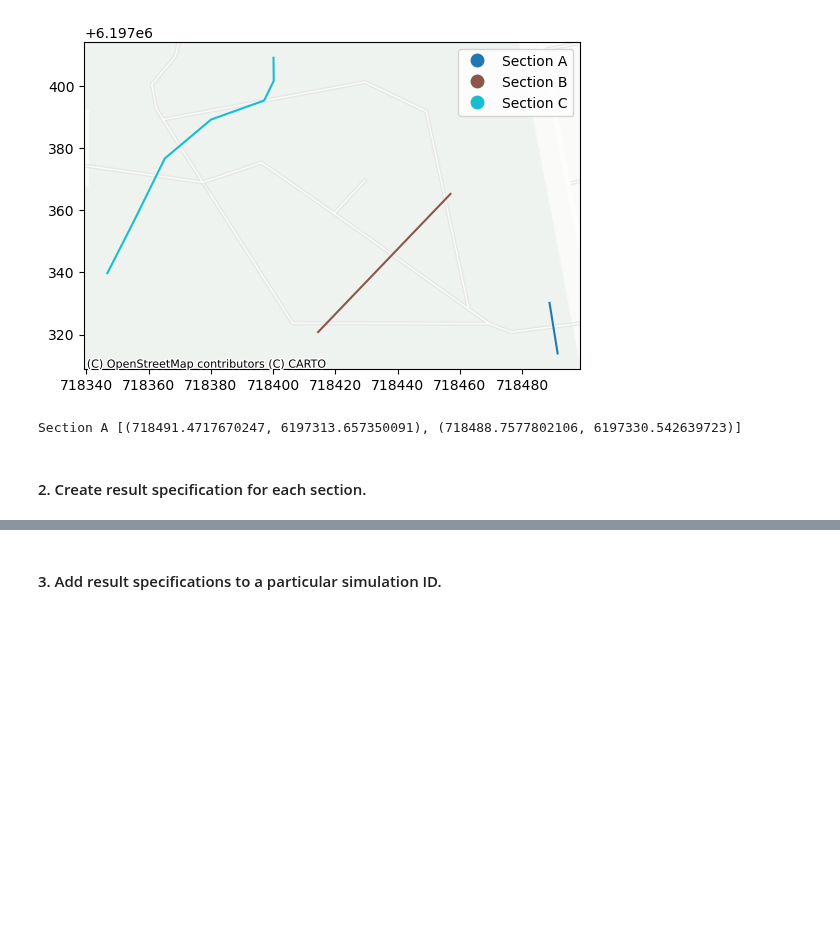
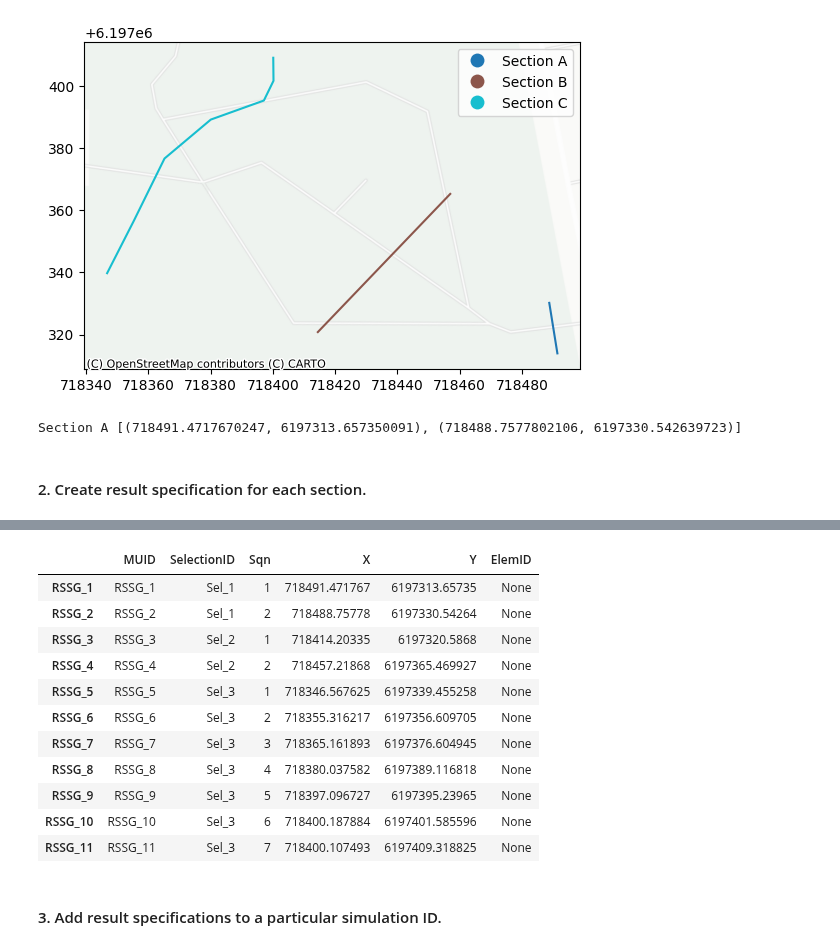
Before and after one commit to DHI/mikepluspy, a Jupyter notebook: notebooks/add_many_section_discharge_result_specifications.ipynb, the cells around one changed output, grey strips where cells are left out. Saved outputs shown, nothing was run; the diff lists cells and outputs as text; code cells hidden in the pictures; blank space fills up the shorter version.

```diff
--- a/notebooks/add_many_section_discharge_result_specifications.ipynb
+++ b/notebooks/add_many_section_discharge_result_specifications.ipynb
@@ -64,12 +57,11 @@ Active simulation: None
 # %%
 # Create one result specification per cross section with the appropriate types
+
 for name in sections_xy:
-    dta.insert(
-        "msm_RS",
-        muid=name,
-        values={
-            "ModelTypeNo": Nullable[int](3),  # 3 = 2D Overland
-            "ContentTypeNo": Nullable[int](21),  # 21 = Section discharge
-            "FormatNo": Nullable[int](2),  # 2 = Dfs0
-        },
-    )
+    db.tables.msm_RS.insert({
+        db.tables.msm_RS.columns.MUID: name,        # Numbers derived from MIKE+ GUI (by trial and error)
+        db.tables.msm_RS.columns.ModelTypeNo: 3,    # 3 = 2D Overland
+        db.tables.msm_RS.columns.ContentTypeNo: 21, # 21 = Section discharge
+        db.tables.msm_RS.columns.FormatNo: 2        # 2 = Dfs0
+
+    })
@@ -76,16 +87,35 @@ for name in sections_xy:
 # %%
 # Insert the secion coordinates into the database. Note that coordinates must be in the same projection as the model.
-table = dta.datatables["msm_RSSGeom"]
 for name, xy in sections_xy.items():
-    selection_id = dta.get_muid_where("msm_RSS", f"resultspecid=='{name}'")[0]
+
+    selection_id = (db.tables.msm_RSS
+        .select(["MUID"])
+        .where(f"{db.tables.msm_RSS.columns.ResultSpecID} == '{name}'")
+        .execute().popitem()[0]
+    )
+
     for i, (x, y) in enumerate(xy):
-        muid = table.CreateUniqueMuid()
-        row = table.CreateRowData(muid)
-        table.Insert(row)
-        dta.set_values(
-            "msm_RSSGeom",
-            muid,
-            {"x": x, "y": y, "sqn": Nullable[int](i + 1), "selectionid": selection_id},
-        )
+        db.tables.msm_RSSGeom.insert({
+            db.tables.msm_RSSGeom.columns.X: x,
+            db.tables.msm_RSSGeom.columns.Y: y,
+            db.tables.msm_RSSGeom.columns.Sqn: i + 1,
+            db.tables.msm_RSSGeom.columns.SelectionID: selection_id,
+        })
+# %%
+# Confirm our insertions (optional)
+db.tables.msm_RSSGeom.to_dataframe()
+# %% [output]
+|  | MUID | SelectionID | Sqn | X | Y | ElemID |
+| RSSG_1 | RSSG_1 | Sel_1 | 1 | 718491.471767 | 6197313.65735 | None |
+| RSSG_2 | RSSG_2 | Sel_1 | 2 | 718488.75778 | 6197330.54264 | None |
+| RSSG_3 | RSSG_3 | Sel_2 | 1 | 718414.20335 | 6197320.5868 | None |
+| RSSG_4 | RSSG_4 | Sel_2 | 2 | 718457.21868 | 6197365.469927 | None |
+| RSSG_5 | RSSG_5 | Sel_3 | 1 | 718346.567625 | 6197339.455258 | None |
+| RSSG_6 | RSSG_6 | Sel_3 | 2 | 718355.316217 | 6197356.609705 | None |
+| RSSG_7 | RSSG_7 | Sel_3 | 3 | 718365.161893 | 6197376.604945 | None |
+| RSSG_8 | RSSG_8 | Sel_3 | 4 | 718380.037582 | 6197389.116818 | None |
+| RSSG_9 | RSSG_9 | Sel_3 | 5 | 718397.096727 | 6197395.23965 | None |
+| RSSG_10 | RSSG_10 | Sel_3 | 6 | 718400.187884 | 6197401.585596 | None |
+| RSSG_11 | RSSG_11 | Sel_3 | 7 | 718400.107493 | 6197409.318825 | None |
 # %% [markdown]
 #### 3. Add result specifications to a particular simulation ID.
```
Also changed, not shown: parts of 15 cells of this notebook.
